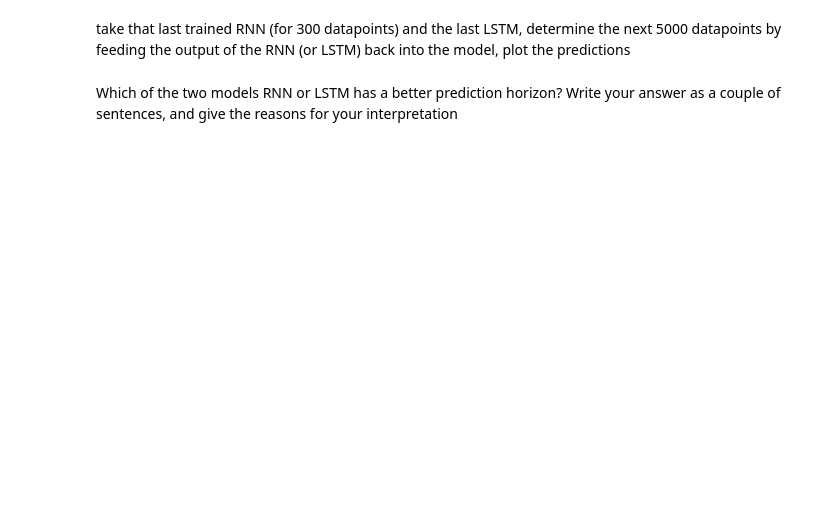
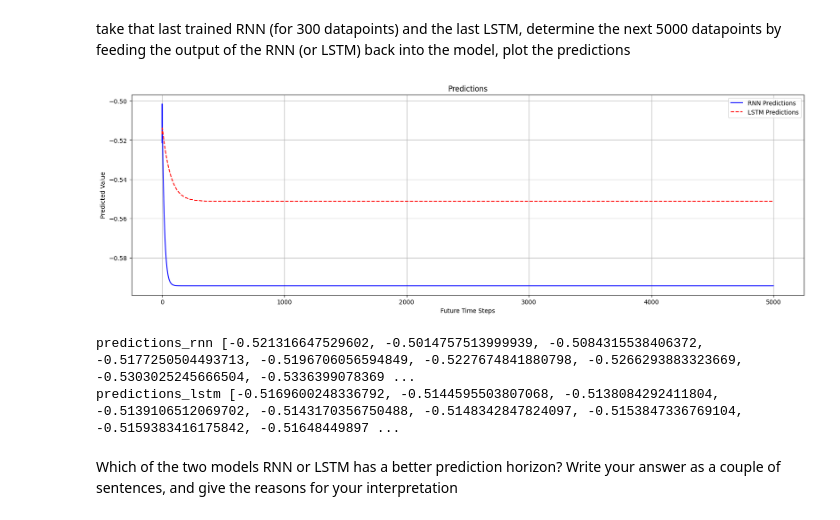
Before and after one commit to Ahmadar91/ML, a Jupyter notebook: Lab 5 - RNN and LSTM.ipynb, the cells around one changed output. Drawn from its saved outputs; the diff is of its cells as text; code cells hidden in the pictures; blank space fills up the shorter version.

```diff
--- a/Lab 5 - RNN and LSTM.ipynb
+++ b/Lab 5 - RNN and LSTM.ipynb
@@ -431,4 +377,46 @@ after training, plot the test accuracy and training accuracy for all datapoints
 # %% [markdown]
 take that last trained RNN (for 300 datapoints) and the last LSTM, determine the next 5000 datapoints by feeding the output of the RNN (or LSTM) back into the model, plot the predictions
+# %%
+def predict_future(model, initial_sequence, future_length, window_size):
+    predictions = []
+
+    input_sequence = initial_sequence
+
+    model.eval()
+    with torch.no_grad():
+        for i in range(future_length):
+            predicted_value = model(torch.Tensor(input_sequence.reshape(1, window_size, 1)))
+
+            predictions.append(predicted_value.item())
+
+            input_sequence = np.roll(input_sequence, -1)
+            input_sequence[-1] = predicted_value.item()
+
+    return predictions
+
+initial_sequence_rnn = train_data_normalized[-train_window_300:]
+predictions_rnn = predict_future(model_rnn, initial_sequence_rnn, 5000, train_window_300)
+
+
+
+initial_sequence_lstm = train_data_normalized[-train_window_300:]
+predictions_lstm = predict_future(model_lstm, initial_sequence_lstm, 5000, train_window_300)
+
+plt.figure(figsize=(20, 6))
+plt.plot(predictions_rnn, label="RNN Predictions", color="blue")
+plt.plot(predictions_lstm, label="LSTM Predictions", color="red", linestyle="dashed")
+plt.title("Predictions")
+plt.xlabel("Future Time Steps")
+plt.ylabel("Predicted Value")
+plt.legend()
+plt.grid(True)
+plt.show()
+
+print("predictions_rnn",predictions_rnn)
+print("predictions_lstm",predictions_lstm)
+# %% [output]
+[figure, added]
+predictions_rnn [-0.521316647529602, -0.5014757513999939, -0.5084315538406372, -0.5177250504493713, -0.5196706056594849, -0.5227674841880798, -0.5266293883323669, -0.5303025245666504, -0.5336399078369 ...
+predictions_lstm [-0.5169600248336792, -0.5144595503807068, -0.5138084292411804, -0.5139106512069702, -0.5143170356750488, -0.5148342847824097, -0.5153847336769104, -0.5159383416175842, -0.51648449897 ...
 # %% [markdown]
 Which of the two models RNN or LSTM has a better prediction horizon? Write your answer as a couple of sentences, and give the reasons for your interpretation
```
Also changed, not shown: parts of 15 cells of this notebook.
